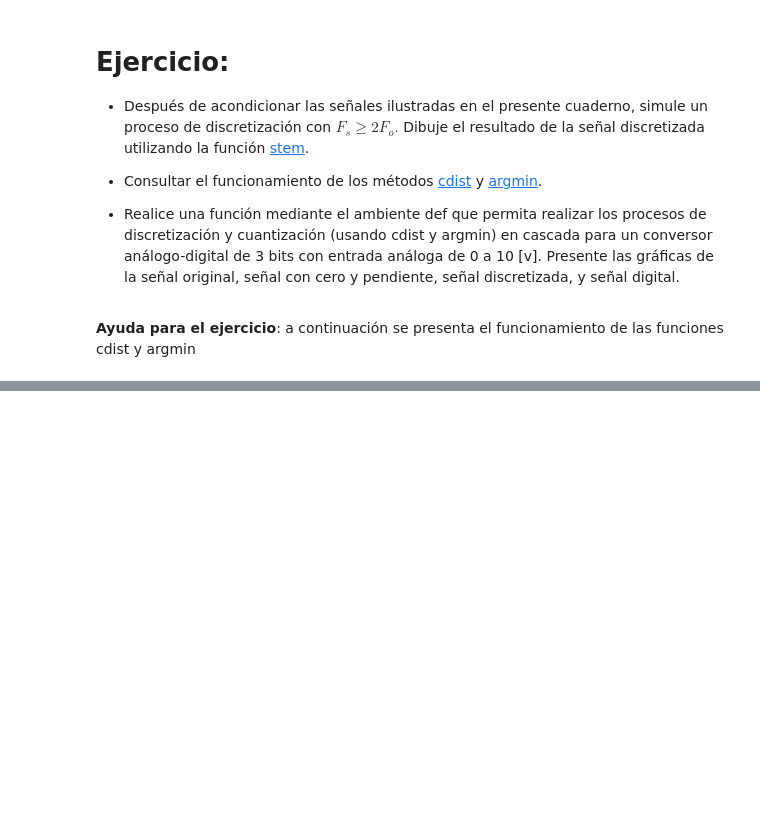
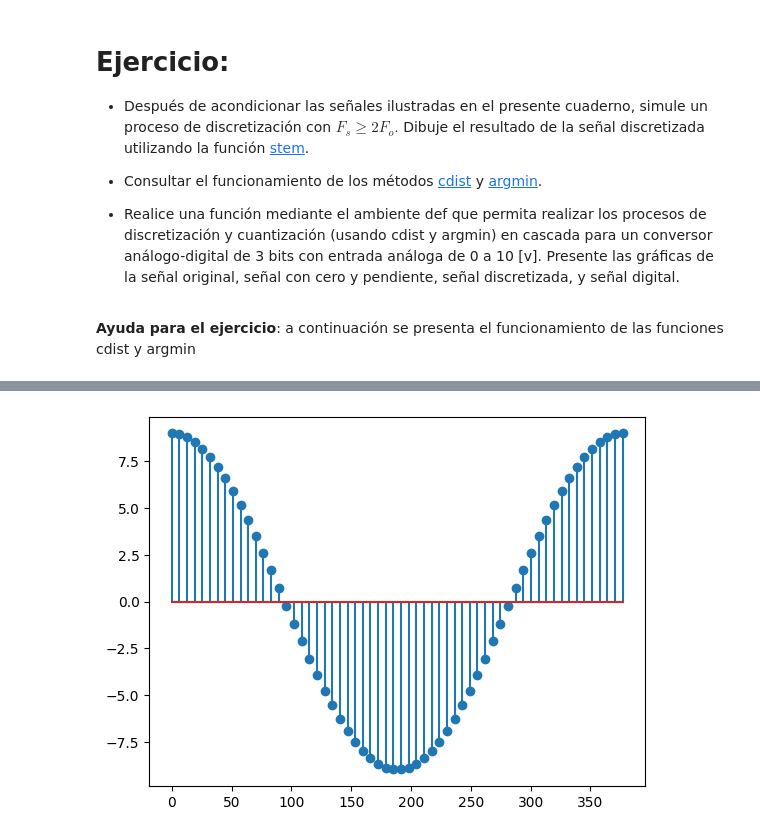
Before and after one commit to Locojuan9/se-ales_y_sistemas, a Jupyter notebook: 1_IntroduccionSyS/1_IntroNumpy_SyS.ipynb, the cells around one changed output, grey strips where cells are left out. Saved outputs shown, nothing was run; the diff lists cells and outputs as text; code cells hidden in the pictures; blank space fills up the shorter version.

```diff
--- a/1_IntroduccionSyS/1_IntroNumpy_SyS.ipynb
+++ b/1_IntroduccionSyS/1_IntroNumpy_SyS.ipynb
@@ -383 +379,10 @@ print(y[50],ind[50],ve) # para y[50] = 0.58, el estado más cercano en ve es el
  4.28571429 5.        ]
+# %%
+tv = np.linspace(0, 2*np.pi*60, 60)
+y = 120 * np.cos(tv)
+yd = 9 * np.cos(tv)
+
+plt.stem(tv, yd)
+plt.show()
+# %% [output]
+[figure, added]
```
Also changed, not shown: parts of 6 cells of this notebook.
